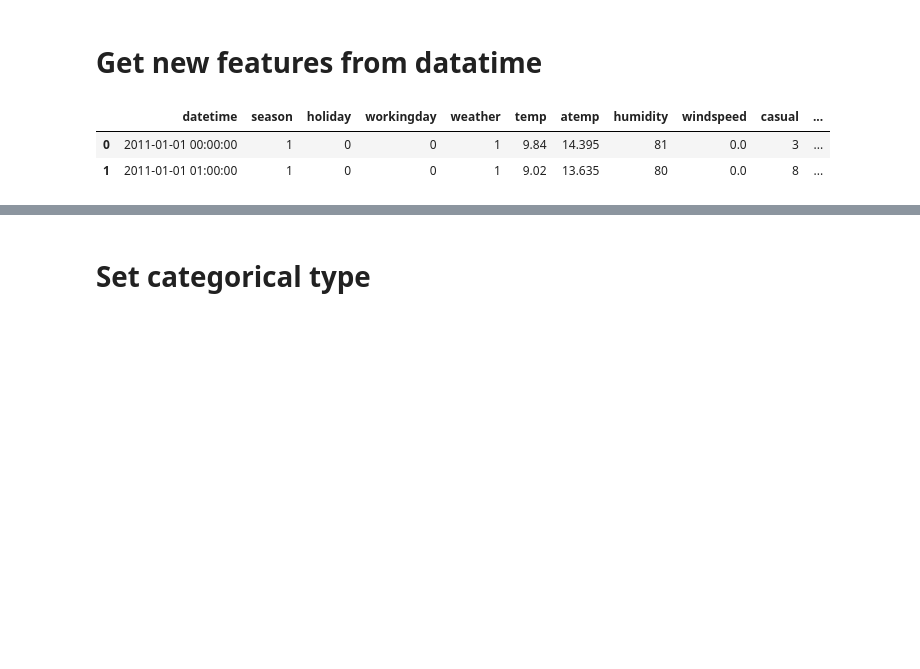
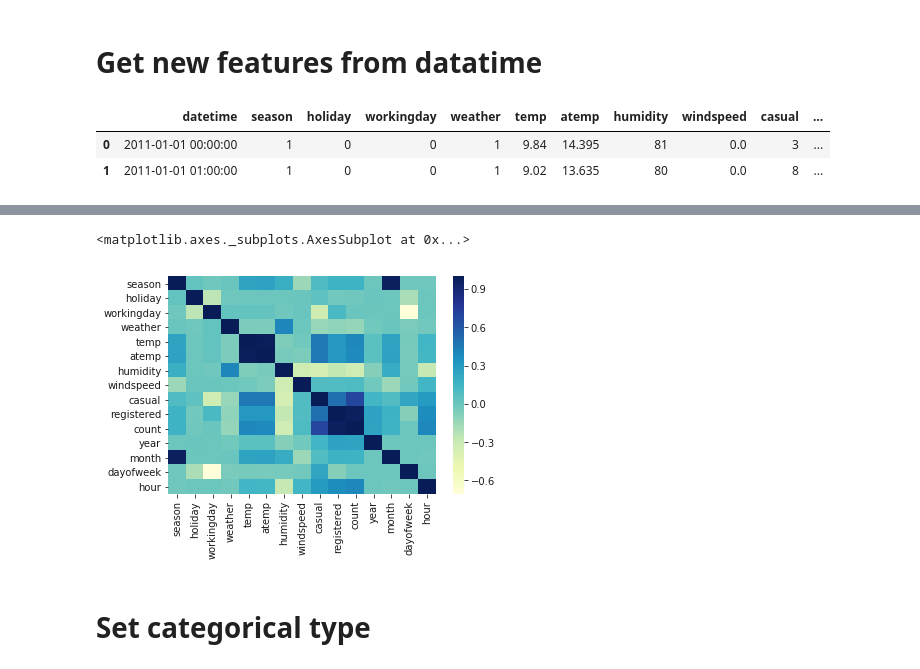
Before and after one commit to girenok77/Data-science-internship, a Jupyter notebook: Bike-Sharing-Demand/bikes.ipynb, the cells around one changed output, grey strips where cells are left out. Drawn from its saved outputs; the diff is of its cells as text; code cells hidden in the pictures; blank space fills up the shorter version.

```diff
--- a/Bike-Sharing-Demand/bikes.ipynb
+++ b/Bike-Sharing-Demand/bikes.ipynb
@@ -28,3 +39,8 @@ dfs[0].head(2)
+# %%
+sns.heatmap(dfs[0].corr(),cmap="YlGnBu")
+# %% [output]
+<matplotlib.axes._subplots.AxesSubplot at 0x...>
+[figure, added]
 # %% [markdown]
 # Set categorical type
 # %%
```
Also changed, not shown: parts of 2 cells of this notebook.
